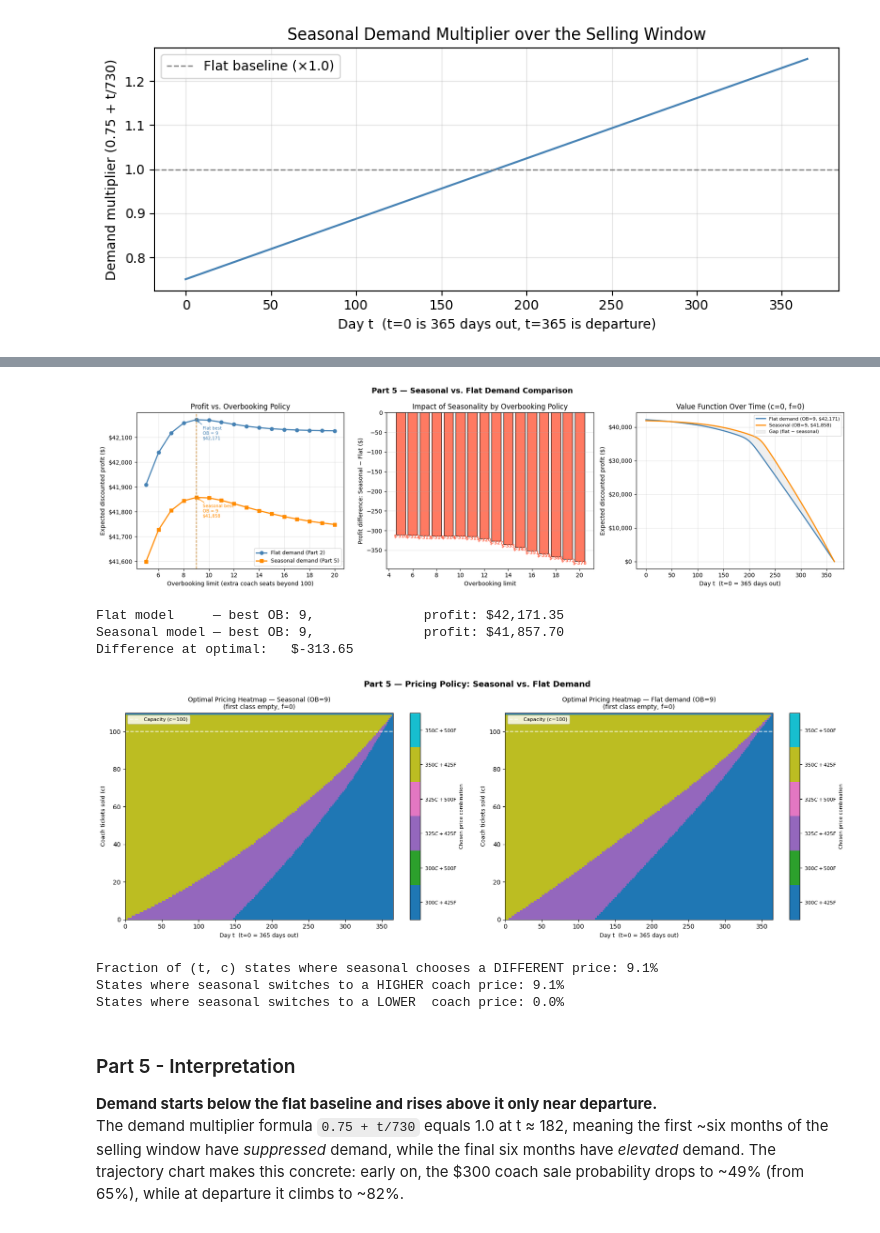
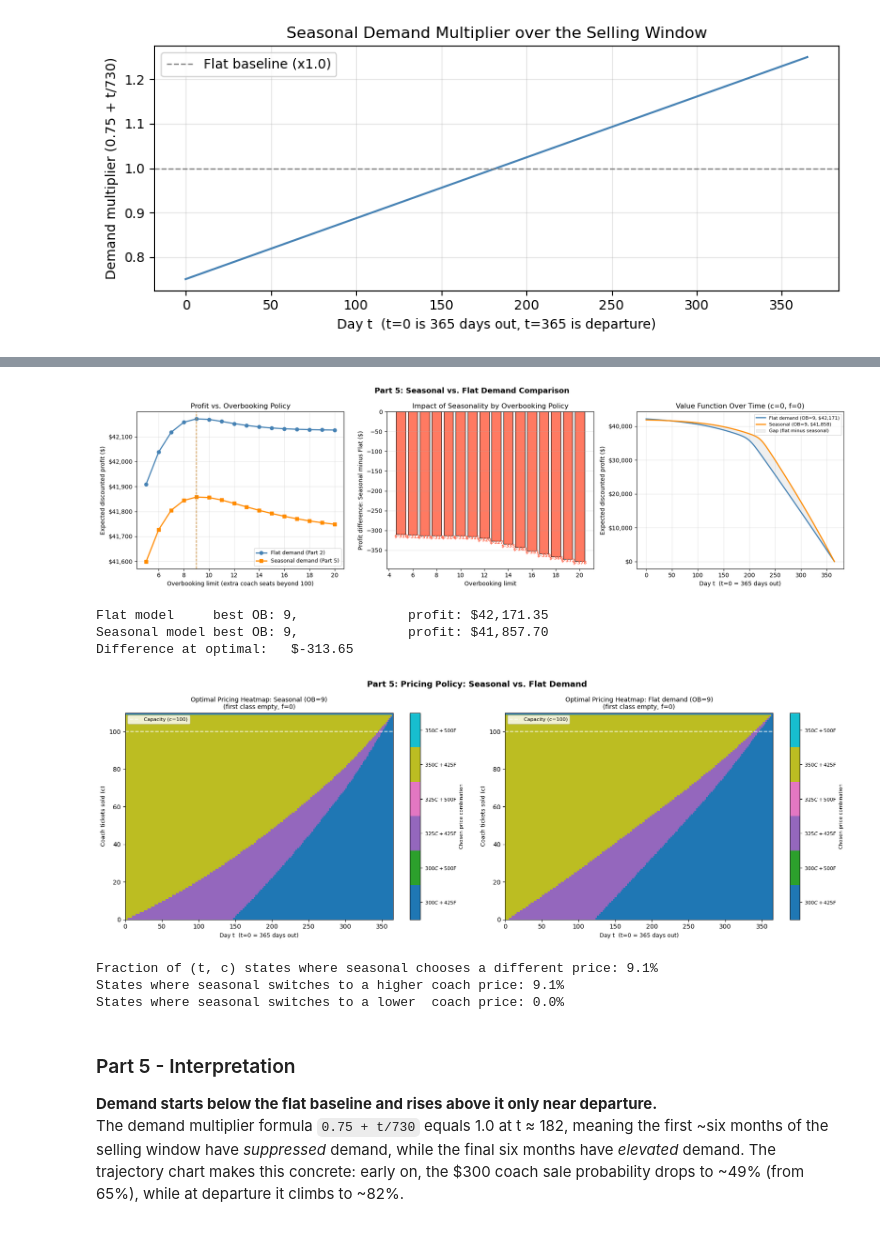
Before and after one commit to abhiroopkumar3/optimization-ii-p2-mccombs26, a Jupyter notebook: Optimization-II_Project2_G26_-_Analysis_Notebook__Final.ipynb, the cells around one changed output, grey strips where cells are left out. Drawn from its saved outputs; the diff is of its cells as text; code cells hidden in the pictures.

Commit message:
updated in-line comments) wq

```diff
--- a/Optimization-II_Project2_G26_-_Analysis_Notebook__Final.ipynb
+++ b/Optimization-II_Project2_G26_-_Analysis_Notebook__Final.ipynb
@@ -976,17 +962,17 @@ $300 coach (65%)                      0.4  $+4
 fig, axes = plt.subplots(2, 3, figsize=(16, 9))
 axes = axes.flatten()
 
-pct_labels = [f"{d*100:+.0f}pp" for d in deltas]
+pct_labels = [f"{d*100:+.0f}pp" for d in deltas] #x-axis labels for each perturbation step
 
 for ax, (label, _) in zip(axes, prob_params.items()):
     profits = sensitivity_results[label]
-    changes = [p - baseline_profit for p in profits]
-    colors  = ['red' if c < 0 else 'steelblue' for c in changes]
+    changes = [p - baseline_profit for p in profits] #profit change relative to baseline
+    colors  = ['red' if c < 0 else 'steelblue' for c in changes] #red for losses, blue for gains
     bars = ax.bar(pct_labels, changes, color=colors, edgecolor='black')
     ax.axhline(0, color='black', linewidth=0.8)
     ax.set_title(label, fontsize=10)
     ax.set_xlabel('Change in probability')
-    ax.set_ylabel('Δ Expected Profit ($)')
+    ax.set_ylabel('Change in Expected Profit ($)')
 
     abs_max = max(abs(c) for c in changes) if any(changes) else 1
     pad = abs_max * 0.35
@@ -1002,8 +988,8 @@ for ax, (label, _) in zip(axes, prob_params.items()):
                 y_pos, f'${val:+,.0f}',
                 ha='center', va=va, fontsize=8)
 
-axes[-1].axis('off')
-plt.suptitle('Sensitivity Analysis:\nChange in Expected Profit vs. Sale Probabilities', fontsize=13)
+axes[-1].axis('off') #hide the empty 6th panel
+plt.suptitle('Sensitivity Analysis: Change in Expected Profit vs. Sale Probabilities', fontsize=13)
 plt.tight_layout()
 plt.show()
 # %% [output]
@@ -1245,27 +1221,17 @@ Demand multiplier at t=365 (departure): 1.250  → above flat
 # %%
-# ── Comparison: seasonal vs flat-probability profits across OB policies ───────
+#compare seasonal vs flat-probability profits across all overbooking limits
 profits_flat = [simulate_policy(ob)[2] for ob in overbooking_range]
-profit_diff  = [s - f for s, f in zip(profits_seasonal, profits_flat)]
+profit_diff  = [s - f for s, f in zip(profits_seasonal, profits_flat)] #seasonal minus flat at each OB level
 
 fig, axes = plt.subplots(1, 3, figsize=(18, 5))
 
-# ── Left: profit curves with confidence band annotation ────────────────────────
-ax = axes[0]
+ax = axes[0] #left panel: profit curves for flat and seasonal
 ax.plot(overbooking_range, profits_flat,     marker='o', linewidth=2,
         label='Flat demand (Part 2)', color='steelblue')
 ax.plot(overbooking_range, profits_seasonal, marker='s', linewidth=2,
         label='Seasonal demand (Part 5)', color='darkorange')
 ax.axvline(x=9,                color='steelblue',  linestyle='--', linewidth=1.2, alpha=0.7)
 ax.axvline(x=best_ob_seasonal, color='darkorange', linestyle='--', linewidth=1.2, alpha=0.7)
-ax.annotate(f'Flat best\nOB = 9\n${max(profits_flat):,.0f}',
-            xy=(9, max(profits_flat)), xytext=(9 + 0.5, max(profits_flat) - 80),
-            fontsize=7.5, color='steelblue',
-            arrowprops=dict(arrowstyle='->', color='steelblue', lw=1))
-ax.annotate(f'Seasonal best\nOB = {best_ob_seasonal}\n${max(profits_seasonal):,.0f}',
-            xy=(best_ob_seasonal, max(profits_seasonal)),
-            xytext=(best_ob_seasonal + 0.5, max(profits_seasonal) - 80),
-            fontsize=7.5, color='darkorange',
-            arrowprops=dict(arrowstyle='->', color='darkorange', lw=1))
 ax.set_xlabel('Overbooking limit (extra coach seats beyond 100)')
 ax.set_ylabel('Expected discounted profit ($)')
 ax.set_title('Profit vs. Overbooking Policy')
@@ -1273,54 +1239,52 @@ ax.legend(fontsize=9)
 ax.grid(True, alpha=0.3)
 ax.yaxis.set_major_formatter(plt.FuncFormatter(lambda x, _: f'${x:,.0f}'))
 
-# ── Middle: profit difference (seasonal − flat) ────────────────────────────────
-ax = axes[1]
+ax = axes[1] #middle panel: profit difference at each overbooking level
 colors_bar = ['seagreen' if d >= 0 else 'tomato' for d in profit_diff]
 bars = ax.bar(overbooking_range, profit_diff, color=colors_bar, edgecolor='black', alpha=0.85)
 ax.axhline(0, color='black', linewidth=1.2)
 for bar, val in zip(bars, profit_diff):
     ypos = val + 3 if val >= 0 else val - 8
     ax.text(bar.get_x() + bar.get_width() / 2, ypos, f'${val:+,.0f}',
             ha='center', fontsize=7.5, fontweight='bold',
             color='seagreen' if val >= 0 else 'tomato')
 ax.set_xlabel('Overbooking limit')
-ax.set_ylabel('Profit difference: Seasonal − Flat ($)')
+ax.set_ylabel('Profit difference: Seasonal minus Flat ($)')
 ax.set_title('Impact of Seasonality by Overbooking Policy')
 ax.grid(True, alpha=0.3, axis='y')
 
-# ── Right: value function over time (c=0, f=0) ────────────────────────────────
-ax = axes[2]
+ax = axes[2] #right panel: value function over time for flat vs seasonal
 V_flat9, U_flat9, _ = simulate_policy(9)
 V_seas_opt, U_seas_opt, _ = simulate_policy_seasonal(best_ob_seasonal)
 ax.plot(range(T + 1), V_flat9[:, 0, 0],    color='steelblue',  linewidth=2,
         label=f'Flat demand (OB=9, ${max(profits_flat):,.0f})')
 ax.plot(range(T + 1), V_seas_opt[:, 0, 0], color='darkorange', linewidth=2,
         label=f'Seasonal (OB={best_ob_seasonal}, ${max(profits_seasonal):,.0f})')
 ax.fill_between(range(T + 1),
                 V_flat9[:, 0, 0], V_seas_opt[:, 0, 0],
-                alpha=0.12, color='gray', label='Gap (flat − seasonal)')
+                alpha=0.12, color='gray', label='Gap (flat minus seasonal)')
 ax.set_xlabel('Day t  (t=0 = 365 days out)')
 ax.set_ylabel('Expected discounted profit ($)')
 ax.set_title('Value Function Over Time (c=0, f=0)')
 ax.legend(fontsize=8)
 ax.grid(True, alpha=0.3)
 ax.yaxis.set_major_formatter(plt.FuncFormatter(lambda x, _: f'${x:,.0f}'))
 
-plt.suptitle('Part 5 — Seasonal vs. Flat Demand Comparison', fontsize=13, fontweight='bold')
+plt.suptitle('Part 5: Seasonal vs. Flat Demand Comparison', fontsize=13, fontweight='bold')
 plt.tight_layout()
 plt.savefig('seasonal_comparison.png', dpi=150, bbox_inches='tight')
 plt.show()
 
-print(f"Flat model     — best OB: 9,              profit: ${max(profits_flat):,.2f}")
-print(f"Seasonal model — best OB: {best_ob_seasonal},              profit: ${max(profits_seasonal):,.2f}")
+print(f"Flat model     best OB: 9,              profit: ${max(profits_flat):,.2f}")
+print(f"Seasonal model best OB: {best_ob_seasonal},              profit: ${max(profits_seasonal):,.2f}")
 print(f"Difference at optimal:   ${max(profits_seasonal) - max(profits_flat):+,.2f}")
 # %% [output]
-[figure, old version]
+[figure, new version]
-Flat model     — best OB: 9,              profit: $42,171.35
-Seasonal model — best OB: 9,              profit: $41,857.70
+Flat model     best OB: 9,              profit: $42,171.35
+Seasonal model best OB: 9,              profit: $41,857.70
 Difference at optimal:   $-313.65
 # %%
-# ── Pricing policy heatmap: seasonal vs flat ──────────────────────────────────
+#compare pricing policy heatmaps: seasonal vs flat demand
 V_seas_hm, U_seas_hm, _ = simulate_policy_seasonal(best_ob_seasonal)
 
 labels_6 = [f"${cp}C+${fp}F" for cp, fp in [
@@ -1343,35 +1307,29 @@ for ax, U_data, title in [
     cbar = fig.colorbar(im, ax=ax, ticks=range(1, 7))
     cbar.ax.set_yticklabels(labels_6, fontsize=8)
     cbar.set_label('Chosen price combination', fontsize=8)
-
-    # Overlay contour lines at c = coach_seats (sold out boundary)
-    cap = coach_seats  # 100
+    cap = coach_seats #100 seat capacity boundary
     ax.axhline(y=cap, color='white', linestyle='--', linewidth=1.5, alpha=0.8, label='Capacity (c=100)')
-
     ax.set_xlabel('Day t  (t=0 = 365 days out)', fontsize=9)
     ax.set_ylabel('Coach tickets sold (c)', fontsize=9)
-    ax.set_title(f'Optimal Pricing Heatmap — {title}\n(first class empty, f=0)', fontsize=10)
+    ax.set_title(f'Optimal Pricing Heatmap: {title}\n(first class empty, f=0)', fontsize=10)
     ax.legend(loc='upper left', fontsize=8)
 
-plt.suptitle('Part 5 — Pricing Policy: Seasonal vs. Flat Demand', fontsize=13, fontweight='bold')
+plt.suptitle('Part 5: Pricing Policy: Seasonal vs. Flat Demand', fontsize=13, fontweight='bold')
 plt.tight_layout()
 plt.savefig('policy_heatmaps_seasonal.png', dpi=150, bbox_inches='tight')
 plt.show()
 
-# ── What fraction of (t, c) states have a different action? ───────────────────
+#fraction of states where seasonal policy differs from flat
 min_c_hm = min(U_seas_hm.shape[1], U_flat9.shape[1])
 diff_mask = (U_seas_hm[:T, :min_c_hm, 0] != U_flat9[:T, :min_c_hm, 0])
-print(f"\nFraction of (t, c) states where seasonal chooses a DIFFERENT price: "
-      f"{diff_mask.mean()*100:.1f}%")
-print(f"States where seasonal switches to a HIGHER coach price: "
-      f"{(U_seas_hm[:T, :min_c_hm, 0] > U_flat9[:T, :min_c_hm, 0]).mean()*100:.1f}%")
-print(f"States where seasonal switches to a LOWER  coach price: "
-      f"{(U_seas_hm[:T, :min_c_hm, 0] < U_flat9[:T, :min_c_hm, 0]).mean()*100:.1f}%")
+print(f"\nFraction of (t, c) states where seasonal chooses a different price: {diff_mask.mean()*100:.1f}%")
+print(f"States where seasonal switches to a higher coach price: {(U_seas_hm[:T, :min_c_hm, 0] > U_flat9[:T, :min_c_hm, 0]).mean()*100:.1f}%")
+print(f"States where seasonal switches to a lower  coach price: {(U_seas_hm[:T, :min_c_hm, 0] < U_flat9[:T, :min_c_hm, 0]).mean()*100:.1f}%")
 # %% [output]
 [figure]
-Fraction of (t, c) states where seasonal chooses a DIFFERENT price: 9.1%
-States where seasonal switches to a HIGHER coach price: 9.1%
-States where seasonal switches to a LOWER  coach price: 0.0%
+Fraction of (t, c) states where seasonal chooses a different price: 9.1%
+States where seasonal switches to a higher coach price: 9.1%
+States where seasonal switches to a lower  coach price: 0.0%
 # %% [markdown]
 ### Part 5 - Interpretation
 
```
Also changed, not shown: parts of 21 cells of this notebook.
